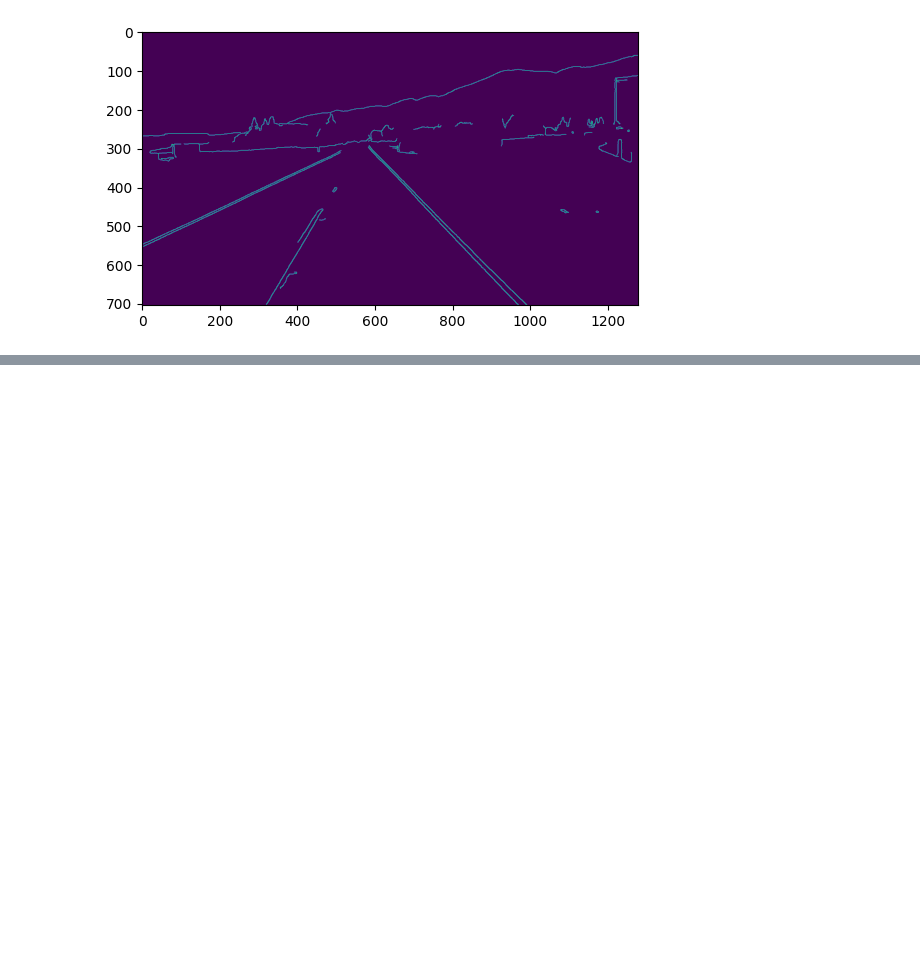
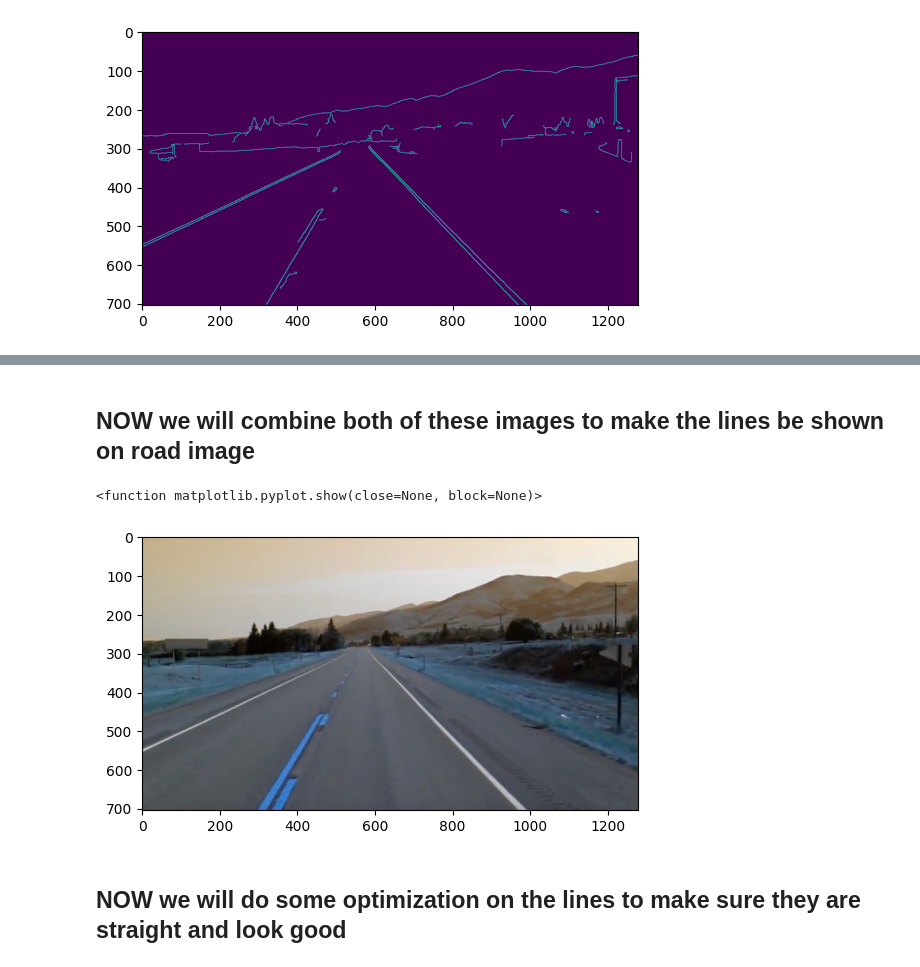
Before and after one commit to ChicIceCream/Learning-ML, a Jupyter notebook: lane-detection-model.ipynb, the cells around one changed output, grey strips where cells are left out. Saved outputs shown, nothing was run; the diff lists cells and outputs as text; code cells hidden in the pictures; blank space fills up the shorter version.

Commit message:
Kaggle Notebook | Lane Detection Model | Final version that works with video file

```diff
--- a/lane-detection-model.ipynb
+++ b/lane-detection-model.ipynb
@@ -129,0 +164,12 @@ plt.show()
+# %% [markdown]
+## **NOW** we will combine both of these images to make the lines be shown on road image
+# %%
+combo_image = cv2.addWeighted(lane_image, 1, line_image, 1, 1)
+
+plt.imshow(combo_image)
+plt.show
+# %% [output]
+<function matplotlib.pyplot.show(close=None, block=None)>
+[figure, added]
+# %% [markdown]
+## **NOW** we will do some optimization on the lines to make sure they are straight and look good
```
Also changed, not shown: parts of 11 cells of this notebook.
